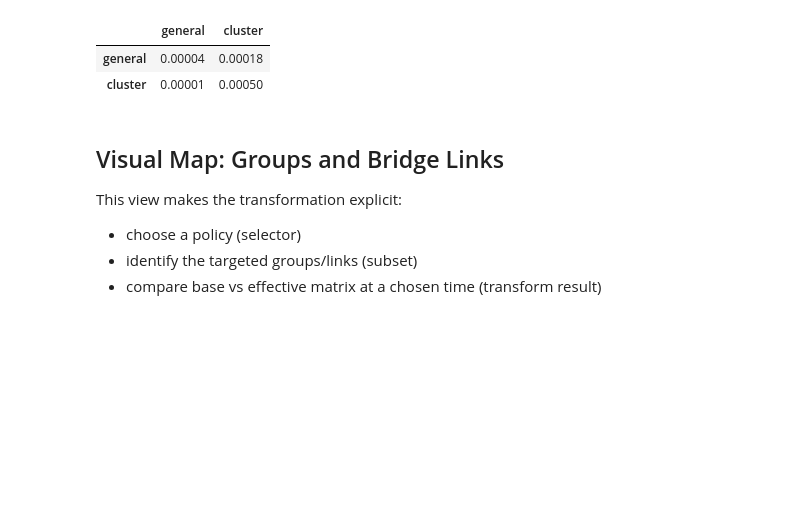
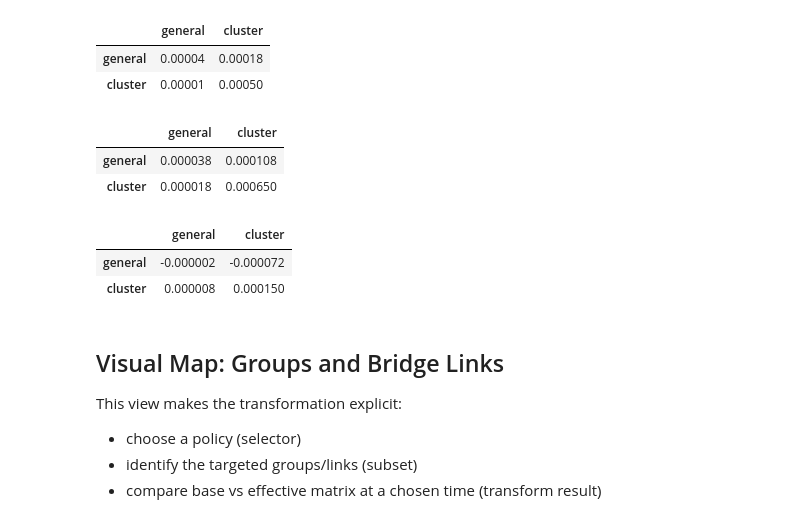
Before and after one commit to BobKerns/epi-structure, a Jupyter notebook: notebooks/07_interventions.ipynb, the cells around one changed output. Drawn from its saved outputs; the diff is of its cells as text; code cells hidden in the pictures; blank space fills up the shorter version.

Commit message:
Refactor scenario handling and add ScenarioBuilder for incremental scenario assembly

```diff
--- a/notebooks/07_interventions.ipynb
+++ b/notebooks/07_interventions.ipynb
@@ -76,6 +67,42 @@ display(pd.DataFrame(contact_matrix, index=names, columns=names))
 |  | general | cluster |
 | general | 0.00004 | 0.00018 |
 | cluster | 0.00001 | 0.00050 |
+# %%
+# Builder-style setup with transition lookup syntax and relative adjustments.
+g_from_cluster = baseline["general", "cluster"]
+c_from_general = baseline["cluster", "general"]
+c_within = baseline["cluster", "cluster"]
+
+builder_demo = (
+    Scenario.builder(base=baseline, name="builder_relative_transition_demo")
+    .description("Example: relative transition edits via Scenario indexing")
+    .transition("general", "cluster", g_from_cluster * 0.60)  # reduce spillover 40%
+    .transition("cluster", "general", c_from_general * 1.80)  # increase reverse coupling
+    .transition("cluster", "cluster", c_within * 1.30)        # increase within-cluster mixing
+    .build()
+)
+
+# Manual scenario tweaking via assignment syntax.
+builder_demo["general", "general"] = baseline["general", "general"] * 0.95
+
+builder_df = pd.DataFrame(
+    builder_demo.contact_matrix,
+    index=builder_demo.population_names,
+    columns=builder_demo.population_names,
+).round(6)
+
+baseline_df = pd.DataFrame(contact_matrix, index=names, columns=names).round(6)
+delta_df = (builder_df - baseline_df).round(6)
+
+display(builder_df)
+display(delta_df)
+# %% [output]
+|  | general | cluster |
+| general | 0.000038 | 0.000108 |
+| cluster | 0.000018 | 0.000650 |
+|  | general | cluster |
+| general | -0.000002 | -0.000072 |
+| cluster | 0.000008 | 0.000150 |
 # %%
 def effective_matrix(scenario_name: str, time: float) -> list[list[float]]:
     """Compute effective contact matrix at a given time under a scenario."""
```
Also changed, not shown: parts of 1 cell of this notebook, 3 other files.
